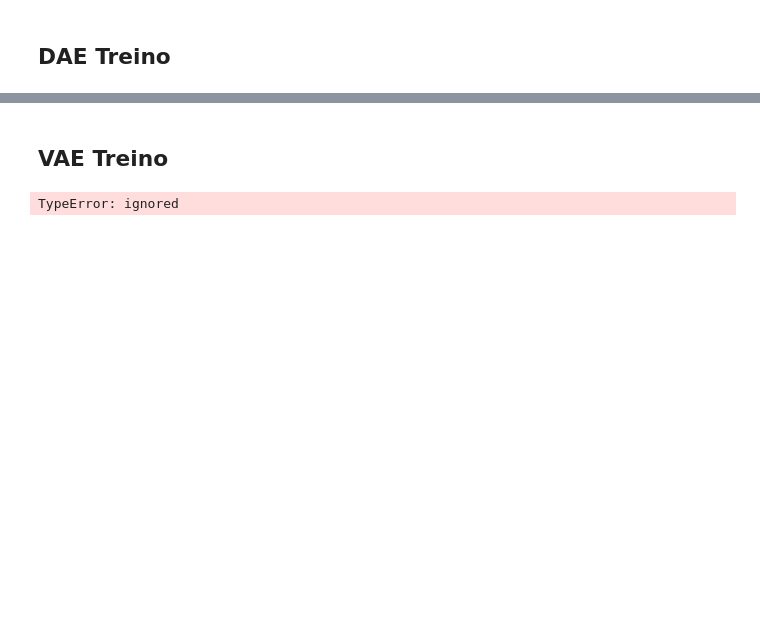
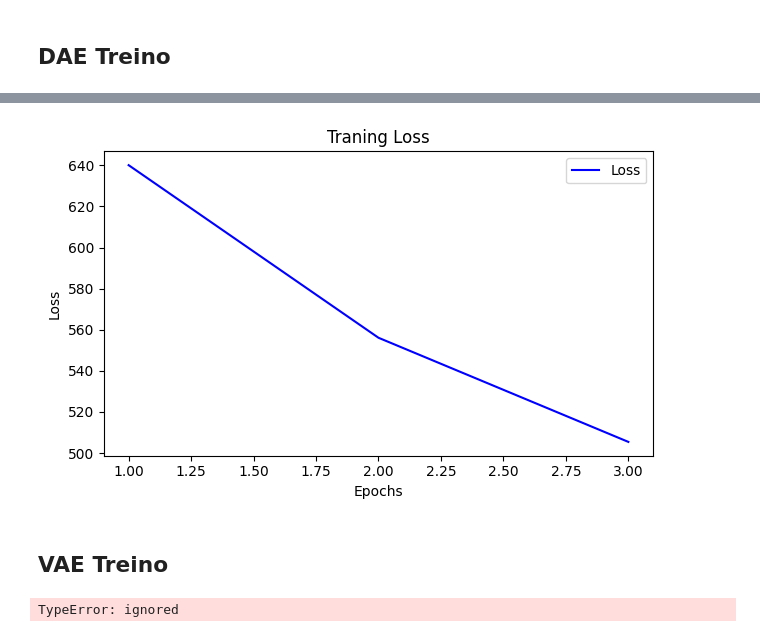
Before and after one commit to ra4ola/APA-Assigment2, a Jupyter notebook: Parte 1/Parte1.ipynb, the cells around one changed output, grey strips where cells are left out. Drawn from its saved outputs; the diff is of its cells as text; code cells hidden in the pictures; blank space fills up the shorter version.

```diff
--- a/Parte 1/Parte1.ipynb
+++ b/Parte 1/Parte1.ipynb
@@ -140,7 +140,6 @@ class VAE(nn.Module):
         )
 
     def forward(self, x):
-      x = add_noise()
       x = self.encoder_conv(x)
       x = x.view(x.size(0), -1)
       mean, logvar = self.mean_layer(x), self.logvar_layer(x)
@@ -248,40 +306,0 @@ def reconstruction_images_plot(model,test_loader):
-# %%
-# @title Evalute Training
-
-def evaluate_training(model, training_loader, loss_fn, num_epochs, modelName, path=PATH):
-    all_losses = []
-    all_kl_loss = []
-
-    # Load the model outside the epoch loop
-    model_path = pathModelStr(modelName=modelName, path=path, epoch=num_epochs - 1)
-    model = torch.load(model_path)
-    model.to(device)
-    model.eval()
-
-    for epoch in range(num_epochs):
-        running_loss = 0.0
-        running_kld = 0.0
-
-        with torch.no_grad():
-            for batch in training_loader:
-                inputs, targets = batch
-                inputs = inputs.to(device)
-
-                if isinstance(model, VAE):
-                    outputs, mean, log_var = model(inputs)
-                    reconstruction_loss = loss_fn(outputs, inputs)
-                    kld_loss = -0.5 * torch.sum(1 + log_var - mean.pow(2) - log_var.exp())
-                    loss = reconstruction_loss + kld_loss
-                else:
-                    outputs = model(inputs)
-                    loss = loss_fn(outputs, inputs)
-
-                running_loss += loss.item()
-                running_kld += kld_loss.item() if isinstance(model, VAE) else 0
-
-        all_losses.append(running_loss)
-        all_kl_loss.append(running_kld)
-
-        print(f'Epoch {epoch}: Validation Loss: {running_loss:.4f}, KL Divergence: {running_kld:.4f}')
-
-    return all_losses, all_kl_loss
@@ -387,5 +413,7 @@ loss,_ =evaluate_training(
 # %%
-plot_loss_accuracy(losses = loss,accuracies=acc)
+plot_loss_accuracy(losses = loss)
+# %% [output]
+[figure, added]
 # %% [markdown]
 ## VAE Treino
 # %%
```
Also changed, not shown: parts of 15 cells of this notebook.
